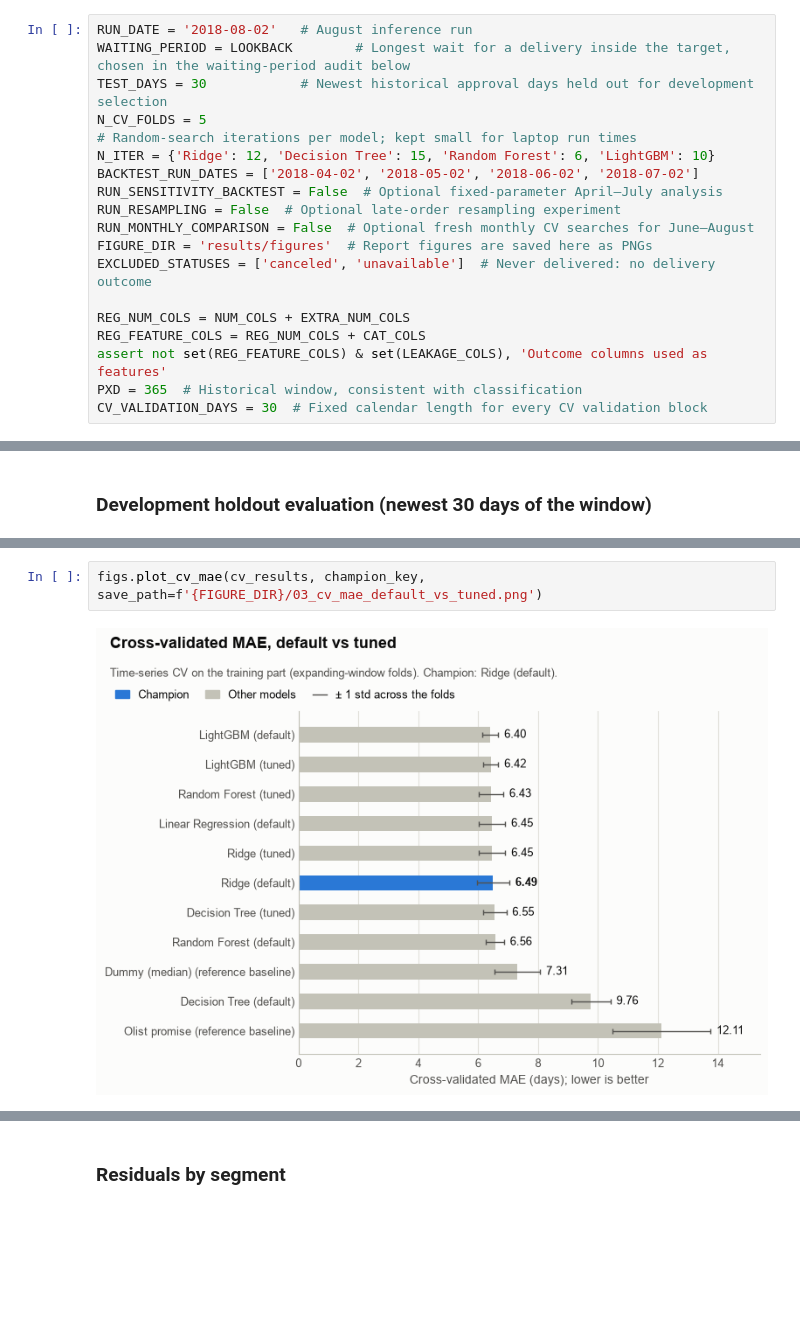
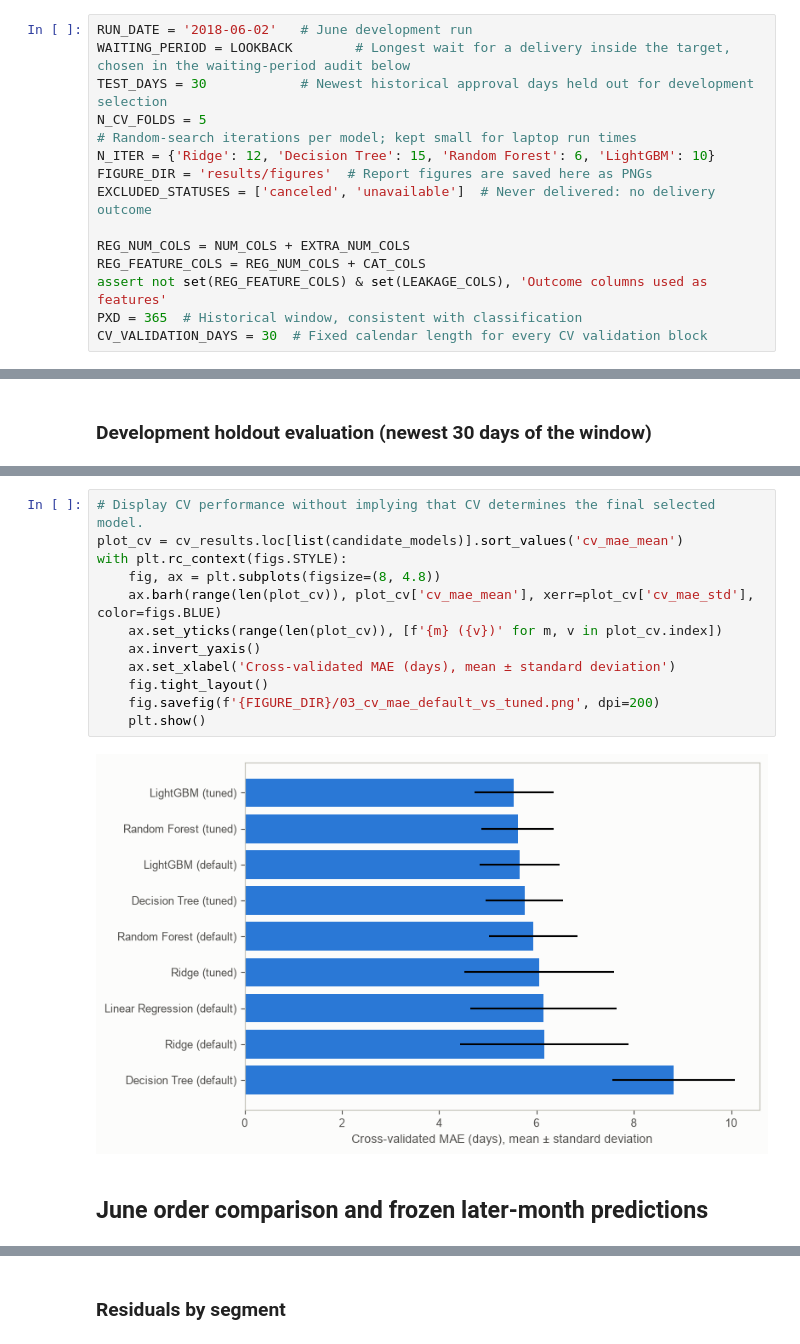
Before and after one commit to mushroomyyy/Team8_IT5006_Ecommerce_Analytics_AY2627Sem1, a Jupyter notebook: phase2/model_regression_dev.ipynb, the cells around one changed output, grey strips where cells are left out. Drawn from its saved outputs; the diff is of its cells as text; blank space fills up the shorter version.

Commit message:
Select models on June predictions and freeze later-month evaluation

```diff
--- a/phase2/model_regression_dev.ipynb
+++ b/phase2/model_regression_dev.ipynb
@@ -76,16 +50,12 @@ np.random.seed(RANDOM_STATE)
 # %% [markdown]
 # Constants
 # %%
-RUN_DATE = '2018-08-02'   # August inference run
+RUN_DATE = '2018-06-02'   # June development run
 WAITING_PERIOD = LOOKBACK        # Longest wait for a delivery inside the target, chosen in the waiting-period audit below
 TEST_DAYS = 30            # Newest historical approval days held out for development selection
 N_CV_FOLDS = 5
 # Random-search iterations per model; kept small for laptop run times
 N_ITER = {'Ridge': 12, 'Decision Tree': 15, 'Random Forest': 6, 'LightGBM': 10}
-BACKTEST_RUN_DATES = ['2018-04-02', '2018-05-02', '2018-06-02', '2018-07-02']
-RUN_SENSITIVITY_BACKTEST = False  # Optional fixed-parameter April–July analysis
-RUN_RESAMPLING = False  # Optional late-order resampling experiment
-RUN_MONTHLY_COMPARISON = False  # Optional fresh monthly CV searches for June–August
 FIGURE_DIR = 'results/figures'  # Report figures are saved here as PNGs
 EXCLUDED_STATUSES = ['canceled', 'unavailable']  # Never delivered: no delivery outcome
 
@@ -592,4 +539,16 @@ Champion: Ridge (default), hold-out MAE 5.988 days (CV MAE 6.493)
 # %%
-figs.plot_cv_mae(cv_results, champion_key, save_path=f'{FIGURE_DIR}/03_cv_mae_default_vs_tuned.png')
+# Display CV performance without implying that CV determines the final selected model.
+plot_cv = cv_results.loc[list(candidate_models)].sort_values('cv_mae_mean')
+with plt.rc_context(figs.STYLE):
+    fig, ax = plt.subplots(figsize=(8, 4.8))
+    ax.barh(range(len(plot_cv)), plot_cv['cv_mae_mean'], xerr=plot_cv['cv_mae_std'], color=figs.BLUE)
+    ax.set_yticks(range(len(plot_cv)), [f'{m} ({v})' for m, v in plot_cv.index])
+    ax.invert_yaxis()
+    ax.set_xlabel('Cross-validated MAE (days), mean ± standard deviation')
+    fig.tight_layout()
+    fig.savefig(f'{FIGURE_DIR}/03_cv_mae_default_vs_tuned.png', dpi=200)
+    plt.show()
 # %% [output]
-[figure, old version]
+[figure, new version]
+# %% [markdown]
+## June order comparison and frozen later-month predictions
```
Also changed, not shown: parts of 40 cells of this notebook, 48 other files.
